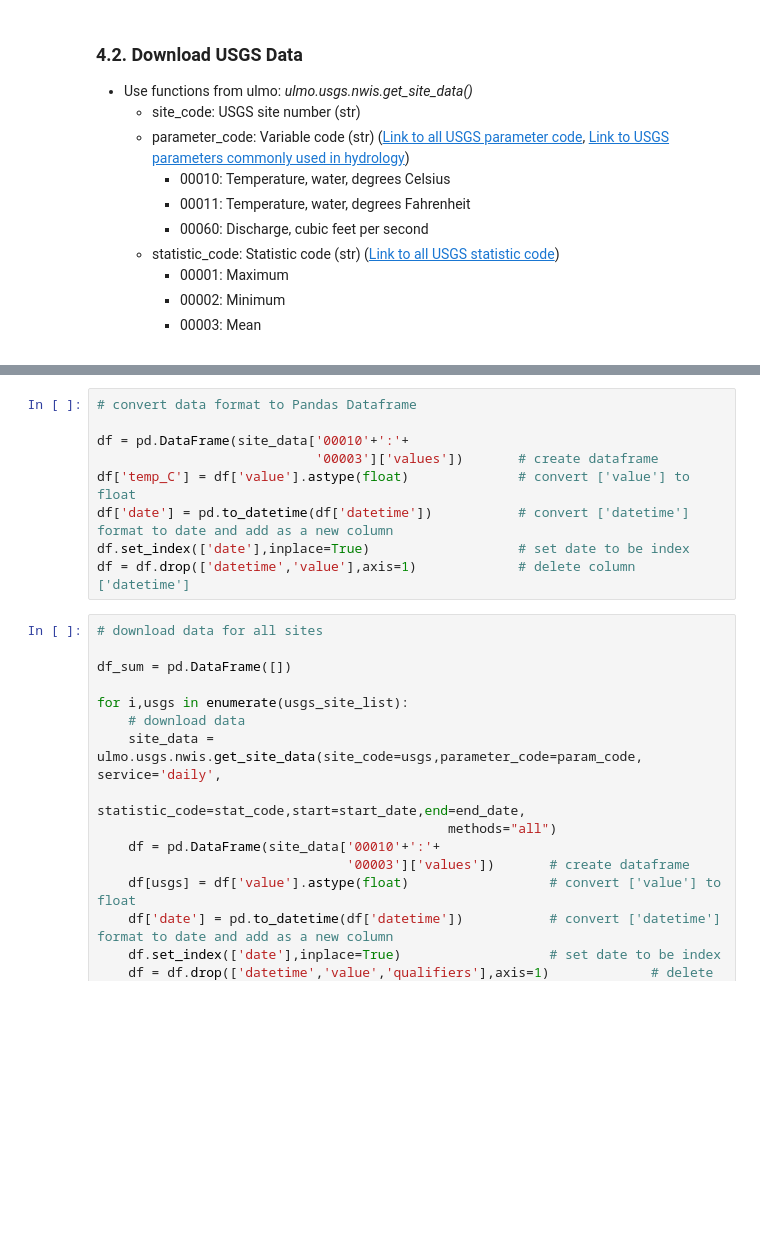
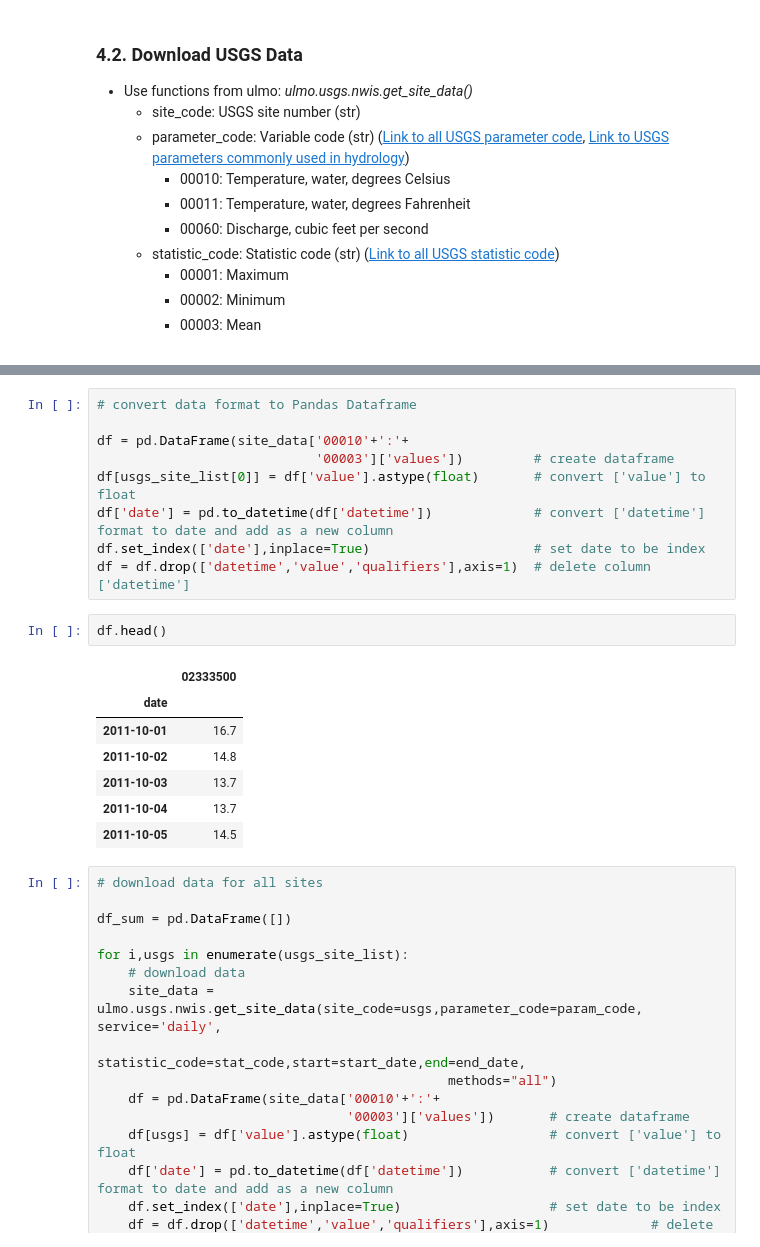
Before and after one commit to waterhackweek/tsdata_access, a Jupyter notebook: tsdata_present_part2.ipynb, the cells around one changed output, grey strips where cells are left out. Saved outputs shown, nothing was run; the diff lists cells and outputs as text; blank space fills up the shorter version.

```diff
--- a/tsdata_present_part2.ipynb
+++ b/tsdata_present_part2.ipynb
@@ -251,11 +255,21 @@ site_data
 # convert data format to Pandas Dataframe
 
 df = pd.DataFrame(site_data['00010'+':'+
-                            '00003']['values'])       # create dataframe
-df['temp_C'] = df['value'].astype(float)              # convert ['value'] to float
-df['date'] = pd.to_datetime(df['datetime'])           # convert ['datetime'] format to date and add as a new column
-df.set_index(['date'],inplace=True)                   # set date to be index
-df = df.drop(['datetime','value'],axis=1)             # delete column ['datetime']
+                            '00003']['values'])         # create dataframe
+df[usgs_site_list[0]] = df['value'].astype(float)       # convert ['value'] to float
+df['date'] = pd.to_datetime(df['datetime'])             # convert ['datetime'] format to date and add as a new column
+df.set_index(['date'],inplace=True)                     # set date to be index
+df = df.drop(['datetime','value','qualifiers'],axis=1)  # delete column ['datetime']
+# %%
+df.head()
+# %% [output]
+|  | 02333500 |
+| date |  |
+| 2011-10-01 | 16.7 |
+| 2011-10-02 | 14.8 |
+| 2011-10-03 | 13.7 |
+| 2011-10-04 | 13.7 |
+| 2011-10-05 | 14.5 |
 # %%
 # download data for all sites
 
```
Also changed, not shown: parts of 7 cells of this notebook.
